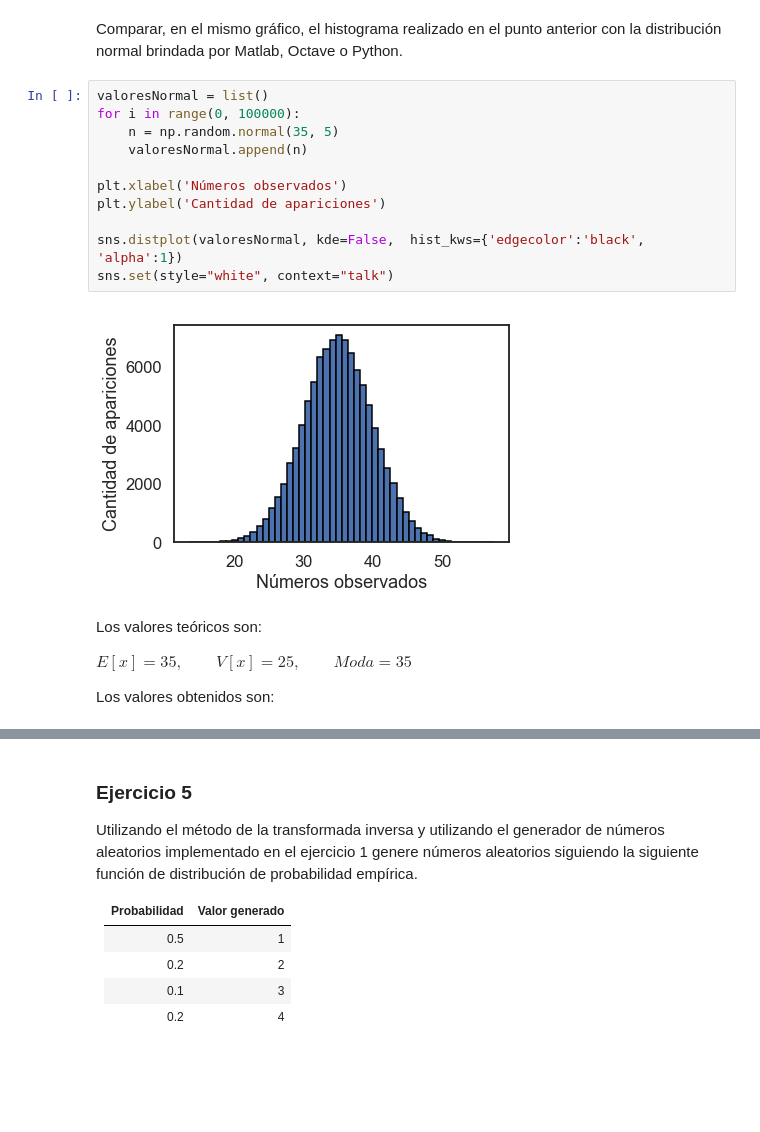
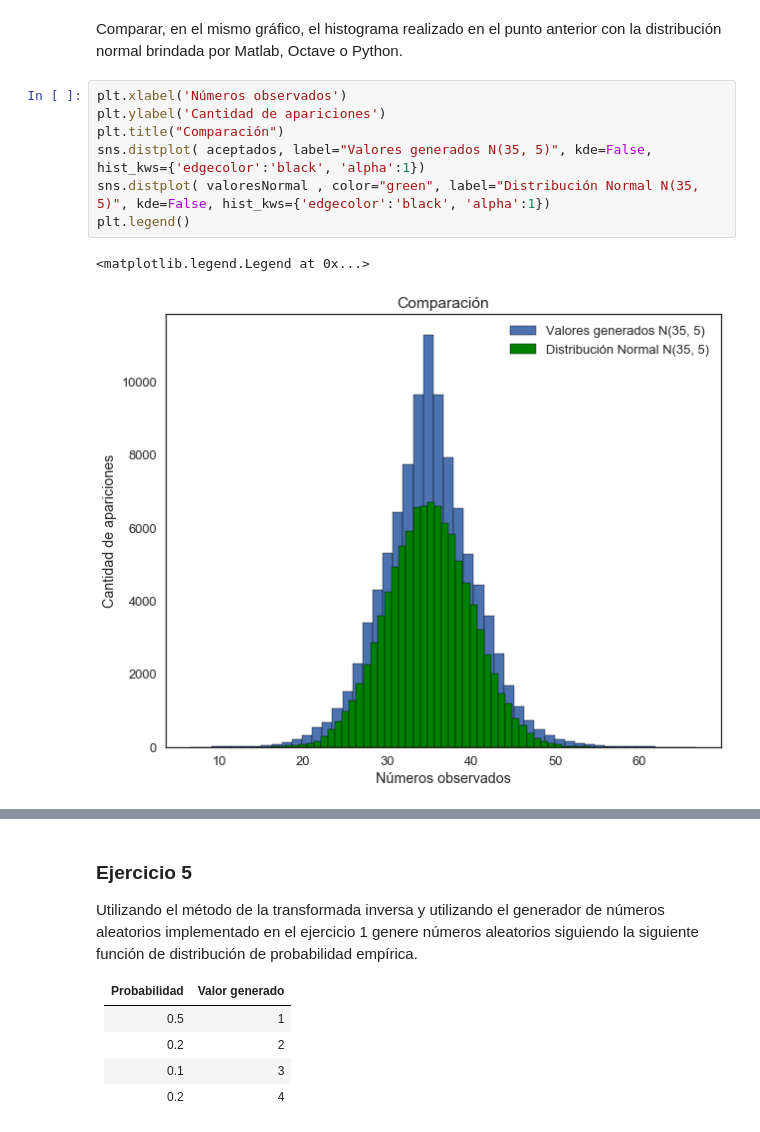
Before and after one commit to victorbravoarroyo/Simulacion, a Jupyter notebook: Tp1.ipynb, the cells around one changed output, grey strips where cells are left out. Saved outputs shown, nothing was run; the diff lists cells and outputs as text; blank space fills up the shorter version.

```diff
--- a/Tp1.ipynb
+++ b/Tp1.ipynb
@@ -423,24 +415,15 @@ sns.set(style="white", context="talk")
 # %% [markdown]
 Comparar, en el mismo gráfico, el histograma realizado en el punto anterior con la distribución normal brindada por Matlab, Octave o Python.
-# %%
-valoresNormal = list()
-for i in range(0, 100000):
-    n = np.random.normal(35, 5)
-    valoresNormal.append(n)
-
-plt.xlabel('Números observados')
-plt.ylabel('Cantidad de apariciones')
-
-sns.distplot(valoresNormal, kde=False,  hist_kws={'edgecolor':'black', 'alpha':1})
-sns.set(style="white", context="talk")
-# %% [output]
-[figure, removed]
-# %% [markdown]
-Los valores teóricos son:
-
-$E[x]=35 ,\qquad V[x]= 25,\qquad Moda=35$
-
-Los valores obtenidos son:
+# %%
+plt.xlabel('Números observados')
+plt.ylabel('Cantidad de apariciones')
+plt.title("Comparación")
+sns.distplot( aceptados, label="Valores generados N(35, 5)", kde=False, hist_kws={'edgecolor':'black', 'alpha':1})
+sns.distplot( valoresNormal , color="green", label="Distribución Normal N(35, 5)", kde=False, hist_kws={'edgecolor':'black', 'alpha':1})
+plt.legend()
+# %% [output]
+<matplotlib.legend.Legend at 0x...>
+[figure, added]
 # %%
 print('E[x] = ', str(np.median(aceptados)))
 print('V[x] = ', str(np.var(aceptados)))
```
Also changed, not shown: parts of 14 cells of this notebook.
